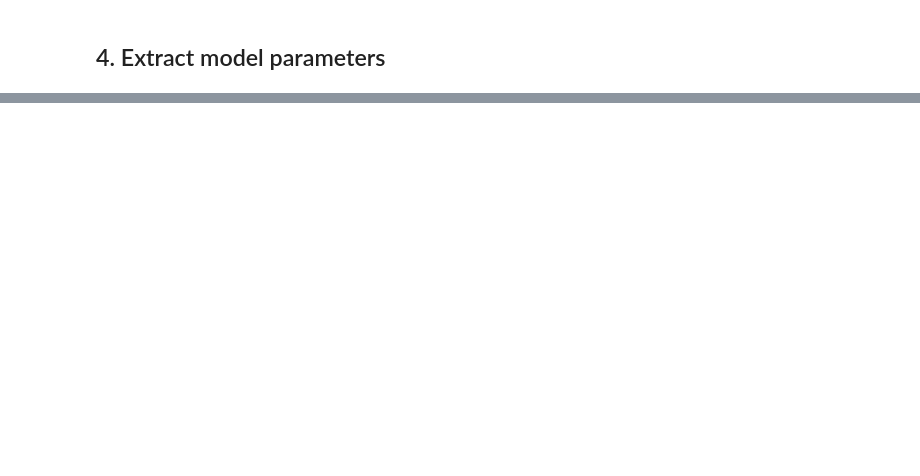
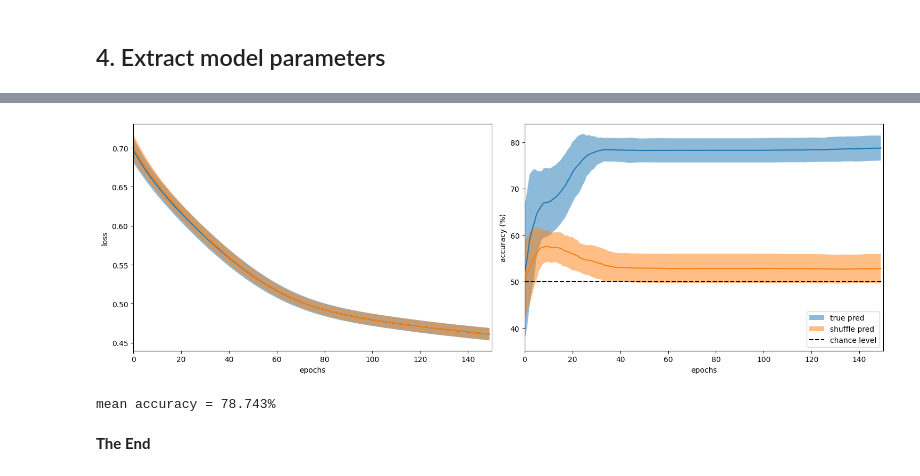
Before and after one commit to alexandre-laine/PyTorch-Tests, a Jupyter notebook: PyTorch_Titanic_Prediction.ipynb, the cells around one changed output, grey strips where cells are left out. Drawn from its saved outputs; the diff is of its cells as text; code cells hidden in the pictures; blank space fills up the shorter version.

```diff
--- a/PyTorch_Titanic_Prediction.ipynb
+++ b/PyTorch_Titanic_Prediction.ipynb
@@ -350,0 +421,19 @@ plt.show()
+# %%
+%%time
+
+# training parameters
+num_epochs = 100
+
+# used data
+X_train, X_test, Y_train, Y_test = train_test_split(X,Y, test_size=0.2)
+
+# model training
+loss, accuracy, model = train_model(
+                                N_feature=X_train.shape[-1],
+                                X_train=X_train,
+                                Y_train=Y_train,
+                                X_test=X_test,
+                                Y_test=Y_test,
+                                num_epochs=num_epochs,
+                                disable_tqdm=False,
+                                )
@@ -350,0 +484,42 @@ plt.show()
+# %%
+colors = ["true pred","shuffle pred"]
+
+# results presentation
+fig,ax = plt.subplots(nrows=1, ncols=2, figsize=(15,5), sharex=True)
+
+# loss functions
+for X0 in [Loss, shuff_Loss]:
+    ax[0].fill_between(range(num_epochs),
+                           X0.mean(axis=0) - X0.std(axis=0),
+                           X0.mean(axis=0) + X0.std(axis=0),
+                           alpha=0.5)
+    ax[0].plot(range(num_epochs), X0.mean(axis=0))
+ax[0].set_xlabel("epochs")
+ax[0].set_ylabel("loss")
+
+# accuracy plot
+for i,X1 in enumerate([Accuracy, shuff_Accuracy]):
+    ax[1].fill_between(range(num_epochs),
+                           X1.mean(axis=0) - X1.std(axis=0),
+                           X1.mean(axis=0) + X1.std(axis=0),
+                           label=f"{colors[i]}", alpha=0.5)
+    ax[1].plot(range(num_epochs), X1.mean(axis=0))
+ax[1].hlines(y=50, xmin=0, xmax=num_epochs, color="black",
+             linestyle="dashed", label="chance level")
+
+ax[1].set_xlabel("epochs")
+ax[1].set_ylabel("accuracy (%)")
+
+ax[1].set_xlim(0, num_epochs)
+ax[1].legend(loc="lower right")
+
+plt.tight_layout()
+plt.show()
+# %% [output]
+[figure, added]
+# %%
+print(f"mean accuracy = {Accuracy.mean(axis=0)[-1].item():.3f}%")
+# %% [output]
+mean accuracy = 78.743%
+# %% [markdown]
+**The End**
```
Also changed, not shown: parts of 15 cells of this notebook, 4 other files.
